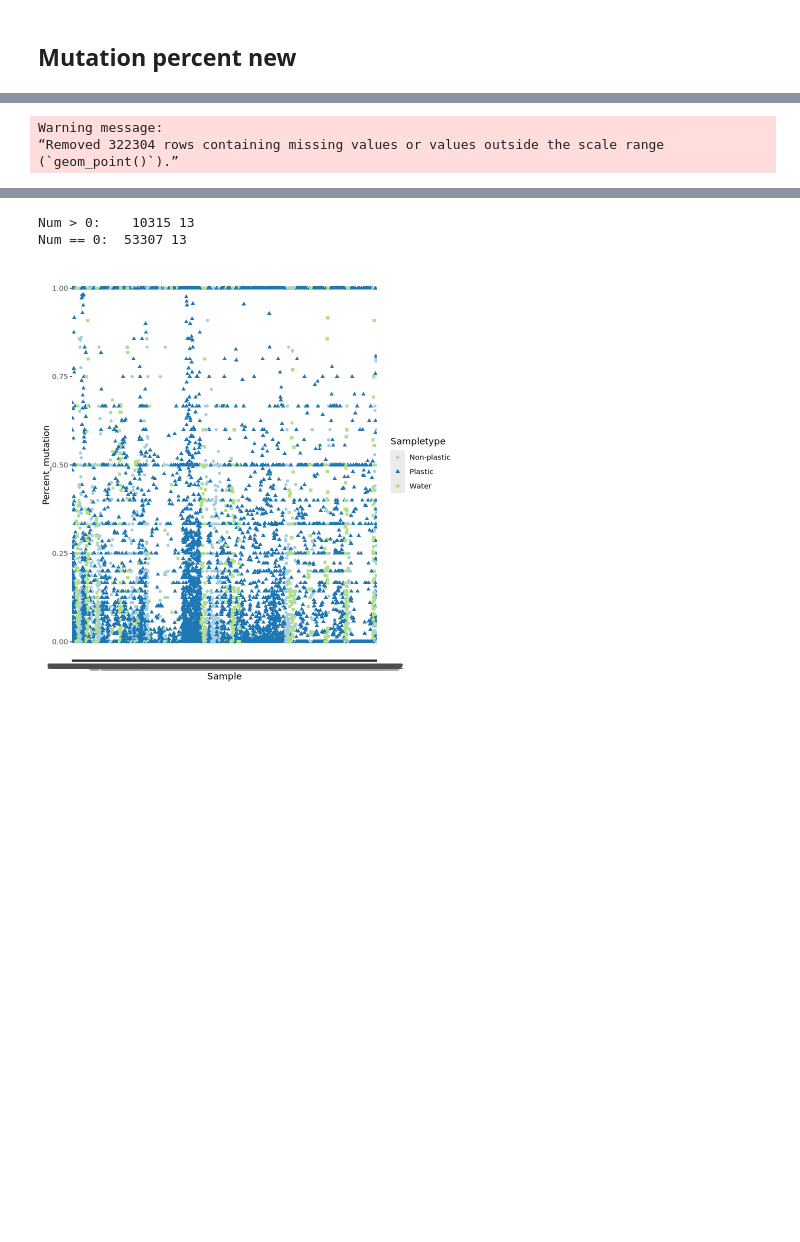
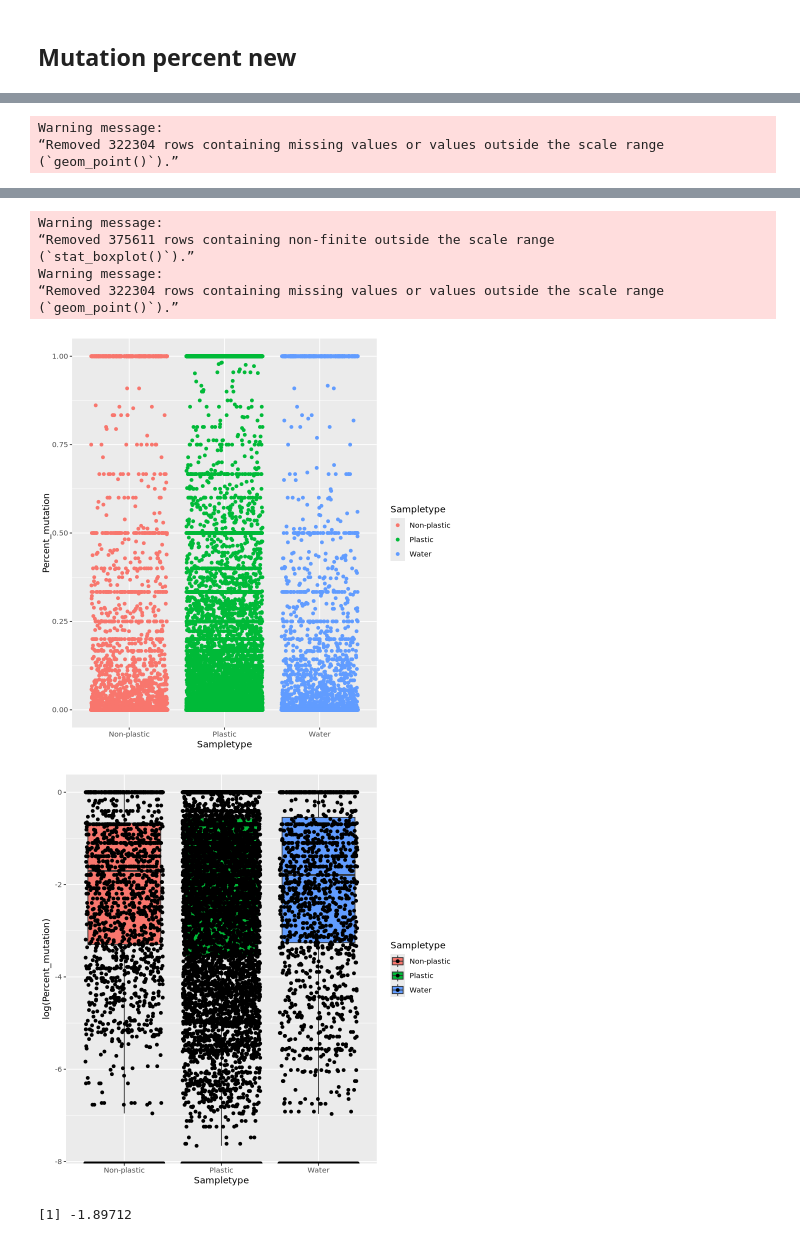
Before and after one commit to blomfelt/plastisphere, a Jupyter notebook: plastisphere.ipynb, the cells around one changed output, grey strips where cells are left out. Cells and saved outputs as stored; diff of their text form; code cells hidden in the pictures; blank space fills up the shorter version.

```diff
--- a/plastisphere.ipynb
+++ b/plastisphere.ipynb
@@ -423,6 +424,8 @@ df_long_genes <- df_genes_metadata %>%
 
 df_long_all <- df_long_genes %>%
     mutate(run_accession = str_remove(Sample, "_1|_2")) %>%
-    left_join(sample_metadata, by = join_by(run_accession)) %>%
-    filter(Percent_mutation == is_double(Percent_mutation))
-df_long_all[which(df_long_all$Description == "N596S:Mycobacterium tuberculosis katG mutations conferring resistance to isoniazid"), ]
+    left_join(sample_metadata, by = join_by(run_accession)) #%>%
+    #filter(Percent_mutation == is_double(Percent_mutation))
+
+ # A LOT OF MUTATIONS HAVE NO METADATA
+#df_long_all[which(df_long_all$Description == "N596S:Mycobacterium tuberculosis katG mutations conferring resistance to isoniazid"), ]
@@ -438,7 +436,7 @@ A tibble: 1 × 19
 #    pivot_longer(!Test, names_to = "Description", values_to = "Percent_mutation")
 
 #unique(df_long_genes$Test)
-cat("Dim df_long_genes:\t\t", dim(df_long_genes), "\n")
+cat("Dim df_long_genes:", dim(df_long_genes), "\n")
 #cat("Dim df_long_genes_filtered:\t", dim(df_long_genes_filtered))
 
 cat("\ndf_long_sample\n")
@@ -465,6 +463,7 @@ df_long_genes %>%
 
 figure_df <- df_long_genes
 #figure_df <- df_long_genes_filtered
+figure_df <- df_long_all
 
 figure_df %>%
     ggplot(aes(Description, Sample, fill = Percent_mutation))+
@@ -475,15 +474,16 @@ figure_df %>%
  #   ggplot(aes(Sample, `AMR Gene Family`))+
  #       geom_col(stat = "identity", position = "fill")
 
-figure_df %>%
-    # Remove the read direction to get common sample name
-    mutate(run_accession = str_remove(Sample, "_1|_2")) %>%
-    # Add the metadata by the common sample name
-    left_join(x = ., y = sample_metadata, by = join_by(run_accession)) %>%
-    ggplot(aes(Sample, Percent_mutation, col = Sampletype, shape = Sampletype))+
-        geom_point()+
-        scale_color_brewer(palette = "Paired")
+#figure_df %>%
+#    # Remove the read direction to get common sample name
+#    mutate(run_accession = str_remove(Sample, "_1|_2")) %>%
+#    # Add the metadata by the common sample name
+#    left_join(x = ., y = sample_metadata, by = join_by(run_accession)) %>%
+#    ggplot(aes(Sample, Percent_mutation, col = Sampletype, shape = Sampletype))+
+#        geom_point()+
+#        scale_color_brewer(palette = "Paired")
 
+cat("\nfigure_df\n")
 figure_df %>%
     filter(Percent_mutation > 0) %>%
     dim() %>%
@@ -495,4 +495,15 @@ figure_df%>%
     cat("Num == 0: ", ., "\n")
     #ggplot(aes(Test, Percent_mutation))+
     #geom_boxplot()
+
+figure_df %>%
+    ggplot(aes(Sampletype, Percent_mutation, col = Sampletype)) +
+        scale_color_brewer(palette = "Paired")+
+        geom_jitter()
+
+figure_df %>%
+    ggplot(aes(Sampletype, log(Percent_mutation), fill = Sampletype)) +
+        scale_color_brewer(palette = "Paired") +
+        geom_boxplot()+
+        geom_jitter()
 # %% [output]
@@ -504,7 +519,16 @@ Num == 0:  53307 13
 Warning message:
 “Removed 322304 rows containing missing values or values outside the scale range
 (`geom_point()`).”
 [figure]
-Num > 0:    10315 13
-Num == 0:  53307 13
+Warning message:
+“Removed 375611 rows containing non-finite outside the scale range
+(`stat_boxplot()`).”
+Warning message:
+“Removed 322304 rows containing missing values or values outside the scale range
+(`geom_point()`).”
-[figure, old version]
+[figure, new version]
+[figure, added]
+# %%
+log(0.15)
+# %% [output]
+[1] -1.89712
```
Also changed, not shown: parts of 3 cells of this notebook.
